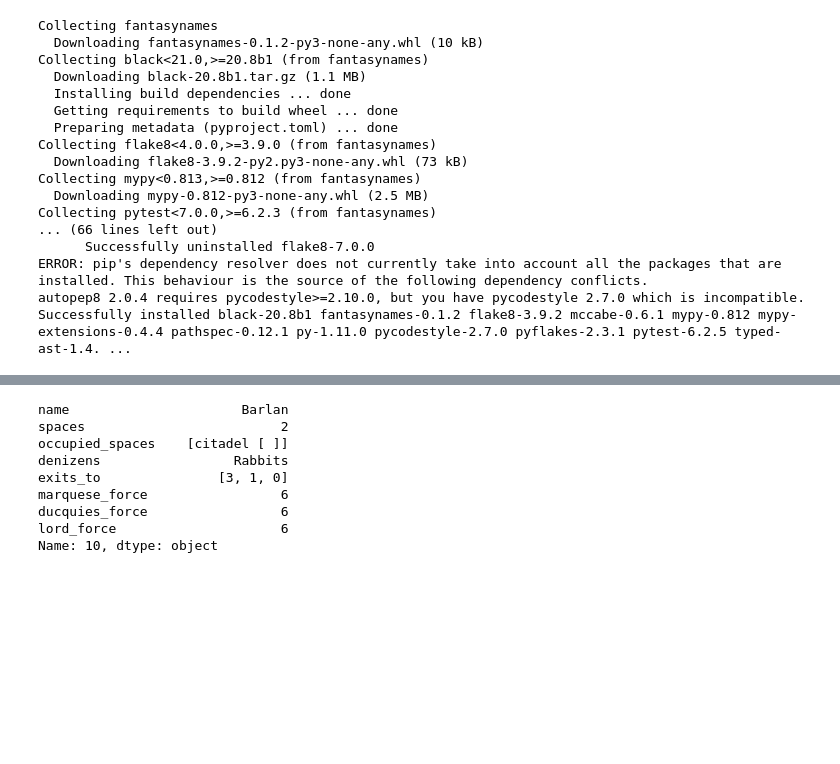
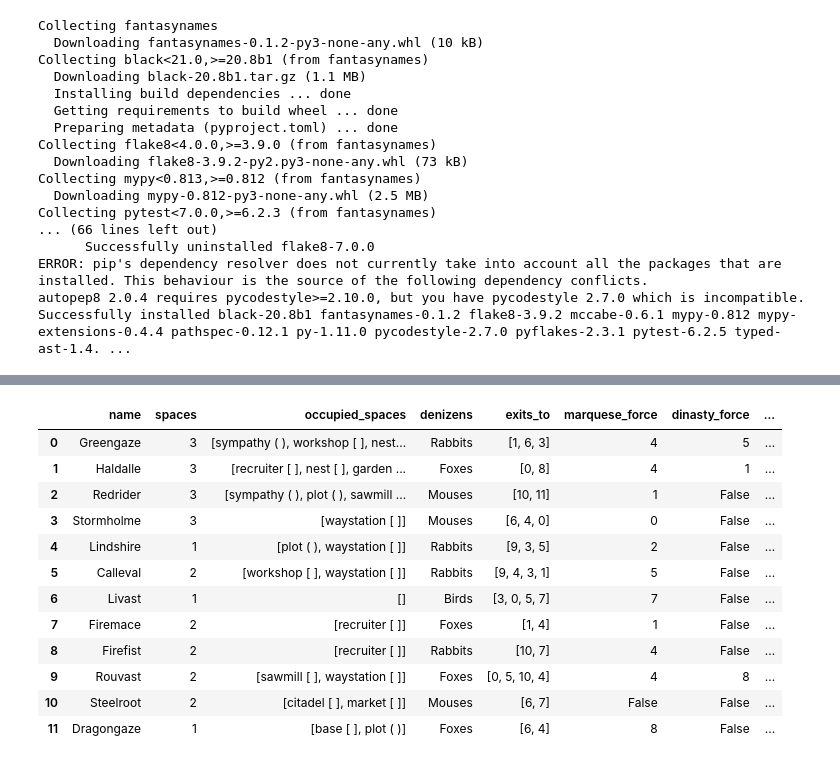
Before and after one commit to Mateus-cpa/rpg-clearing-adventure, a Jupyter notebook: clearing-adventure.ipynb, the cells around one changed output, grey strips where cells are left out. Drawn from its saved outputs; the diff is of its cells as text; code cells hidden in the pictures; blank space fills up the shorter version.

Commit message:
Kaggle Notebook | Clearing adventure | all good! lets evolve the project

```diff
--- a/clearing-adventure.ipynb
+++ b/clearing-adventure.ipynb
@@ -253,18 +225,19 @@ list_clearing_columns = ['name', 'spaces', 'occupied_spaces', 'denizens', 'exits
        'forest_alliance_force', 'cultists_force', 'company_force',
        'corvid_force', 'ducquies_force', 'lord_force',
        'iron_force']
-# %%
-travel=randint(0,11)
-#travel = int(input('Travel to [0-11]: '))
-df_result = df_clearing[list_clearing_columns].loc[travel, df_clearing[list_clearing_columns].loc[travel] != False]
-df_result
-# %% [output]
-name                      Barlan
-spaces                         2
-occupied_spaces    [citadel [ ]]
-denizens                 Rabbits
-exits_to               [3, 1, 0]
-marquese_force                 6
-ducquies_force                 6
-lord_force                     6
-Name: 10, dtype: object
+# %%
+df_clearing[list_clearing_columns]
+# %% [output]
+|  | name | spaces | occupied_spaces | denizens | exits_to | marquese_force | dinasty_force | ... |
+| 0 | Greengaze | 3 | [sympathy ( ), workshop [ ], nest... | Rabbits | [1, 6, 3] | 4 | 5 | ... |
+| 1 | Haldalle | 3 | [recruiter [ ], nest [ ], garden ... | Foxes | [0, 8] | 4 | 1 | ... |
+| 2 | Redrider | 3 | [sympathy ( ), plot ( ), sawmill ... | Mouses | [10, 11] | 1 | False | ... |
+| 3 | Stormholme | 3 | [waystation [ ]] | Mouses | [6, 4, 0] | 0 | False | ... |
+| 4 | Lindshire | 1 | [plot ( ), waystation [ ]] | Rabbits | [9, 3, 5] | 2 | False | ... |
+| 5 | Calleval | 2 | [workshop [ ], waystation [ ]] | Rabbits | [9, 4, 3, 1] | 5 | False | ... |
+| 6 | Livast | 1 | [] | Birds | [3, 0, 5, 7] | 7 | False | ... |
+| 7 | Firemace | 2 | [recruiter [ ]] | Foxes | [1, 4] | 1 | False | ... |
+| 8 | Firefist | 2 | [recruiter [ ]] | Rabbits | [10, 7] | 4 | False | ... |
+| 9 | Rouvast | 2 | [sawmill [ ], waystation [ ]] | Foxes | [0, 5, 10, 4] | 4 | 8 | ... |
+| 10 | Steelroot | 2 | [citadel [ ], market [ ]] | Mouses | [6, 7] | False | False | ... |
+| 11 | Dragongaze | 1 | [base [ ], plot ( )] | Foxes | [6, 4] | 8 | False | ... |
```
Also changed, not shown: parts of 6 cells of this notebook.
